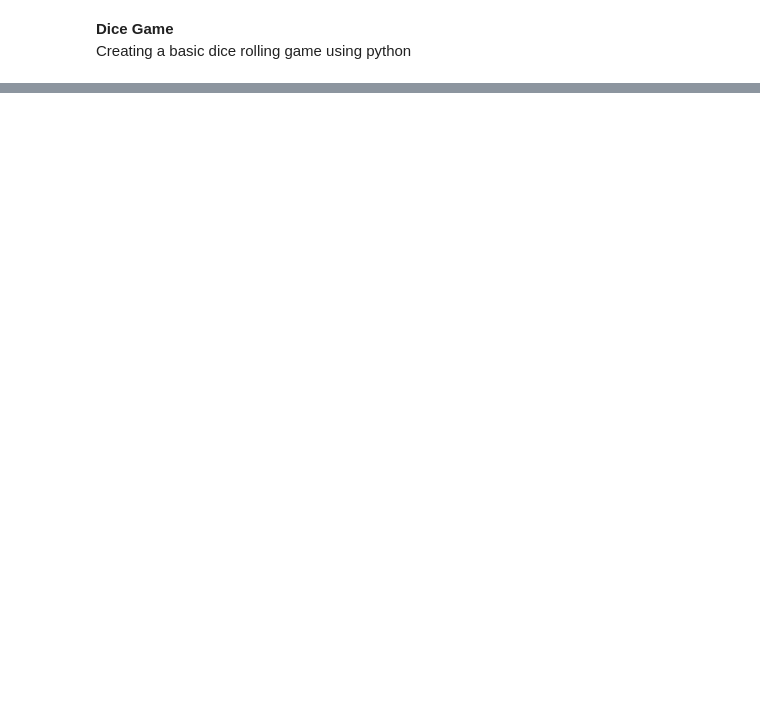
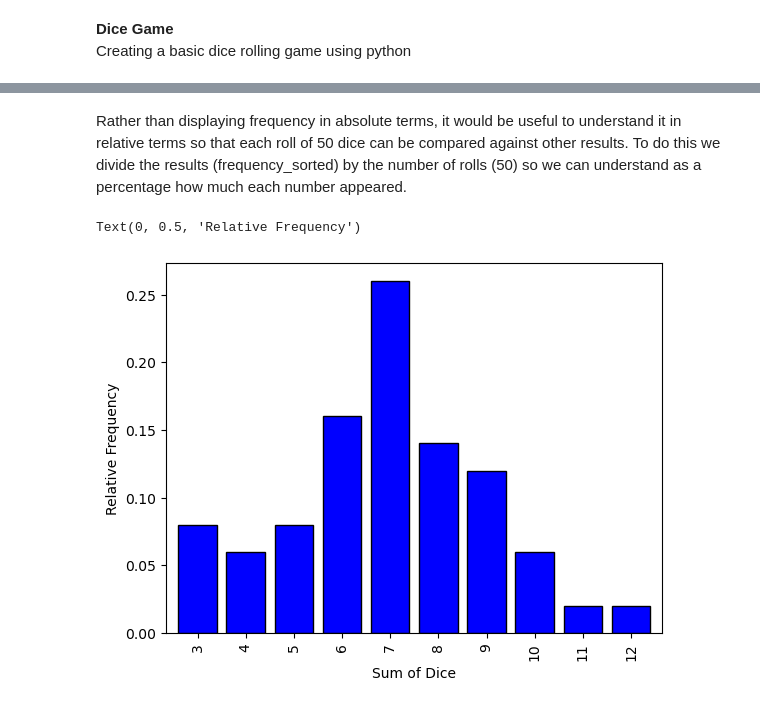
Before and after one commit to danben1/Python_development, a Jupyter notebook: dice_game.ipynb, the cells around one changed output, grey strips where cells are left out. Cells and saved outputs as stored; diff of their text form; code cells hidden in the pictures; blank space fills up the shorter version.

```diff
--- a/dice_game.ipynb
+++ b/dice_game.ipynb
@@ -34,0 +74,10 @@ print(result[:10])
+# %% [markdown]
+Rather than displaying frequency in absolute terms, it would be useful to understand it in relative terms so that each roll of 50 dice can be compared against other results. To do this we divide the results (frequency_sorted) by the number of rolls (50) so we can understand as a percentage how much each number appeared.
+# %%
+relative_frequency = frequency_sorted/rolls
+relative_frequency.plot(kind = 'bar', color = 'blue', edgecolor = 'black', width = 0.8)
+plt.xlabel('Sum of Dice')
+plt.ylabel('Relative Frequency')
+# %% [output]
+Text(0, 0.5, 'Relative Frequency')
+[figure, added]
```
Also changed, not shown: parts of 5 cells of this notebook.
